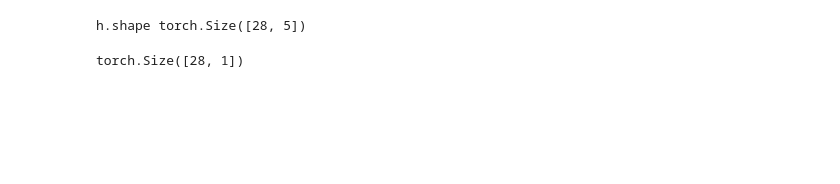
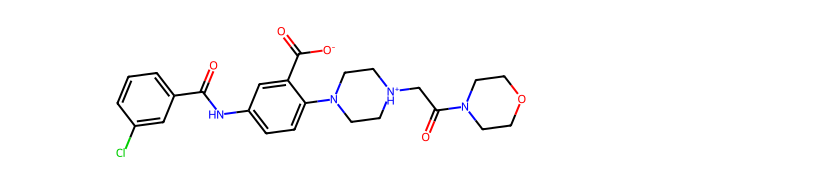
Before and after one commit to UmarZein/MolGAN_Impl, a Jupyter notebook: main.ipynb, the cells around one changed output. Drawn from its saved outputs; the diff is of its cells as text; code cells hidden in the pictures; blank space fills up the shorter version.

```diff
--- a/main.ipynb
+++ b/main.ipynb
@@ -16,0 +21,3 @@ torch.sparse
+# %%
+zinc250k=pd.read_csv("250k_rndm_zinc_drugs_clean.csv")
+sampled=zinc250k.sample(1000).reset_index(drop=True)
@@ -17 +42,25 @@ torch.sparse
+# %%
+def graph_from_smiles(smiles):
+    rdkit_mol=Chem.MolFromSmiles(smiles)
+    X=[list(MOLS.keys()).index(i.GetAtomicNum()) for i in rdkit_mol.GetAtoms()]
+    N=len(X)
+    A=torch.zeros(N,N)
+    for i in range(N):
+        for j in range(N):
+            try:
+                A[i,j]=BONDS[rdkit_mol.GetBondBetweenAtoms(i,j).GetBondType()]
+            except:
+                pass
+    X=nn.functional.one_hot(torch.tensor(X), num_classes=len(MOLS))
+    A=nn.functional.one_hot(A.to(int), num_classes=len(BONDS)).permute(-1,0,1)
+    return X,A
+# %%
+smiles_sample=sampled['smiles'][0]
+x,a=graph_from_smiles(smiles_sample)
+x=x.to(torch.float32).unsqueeze(0)
+a=a.to(torch.float32).unsqueeze(0)
+mol0=Chem.MolFromSmiles(smiles_sample)
+mol0
+# %% [output]
+[figure, added]
 # %%
@@ -28,8 +75,0 @@ r = R.Rewarder(len(MOLS), [10,20,3], [4,5], [6,5], [7,8])
-# %%
-(h,_)=d((x,a))
-# %% [output]
-h.shape torch.Size([28, 5])
-# %%
-h.shape
-# %% [output]
-torch.Size([28, 1])
```
Also changed, not shown: parts of 27 cells of this notebook, 8 other files.
